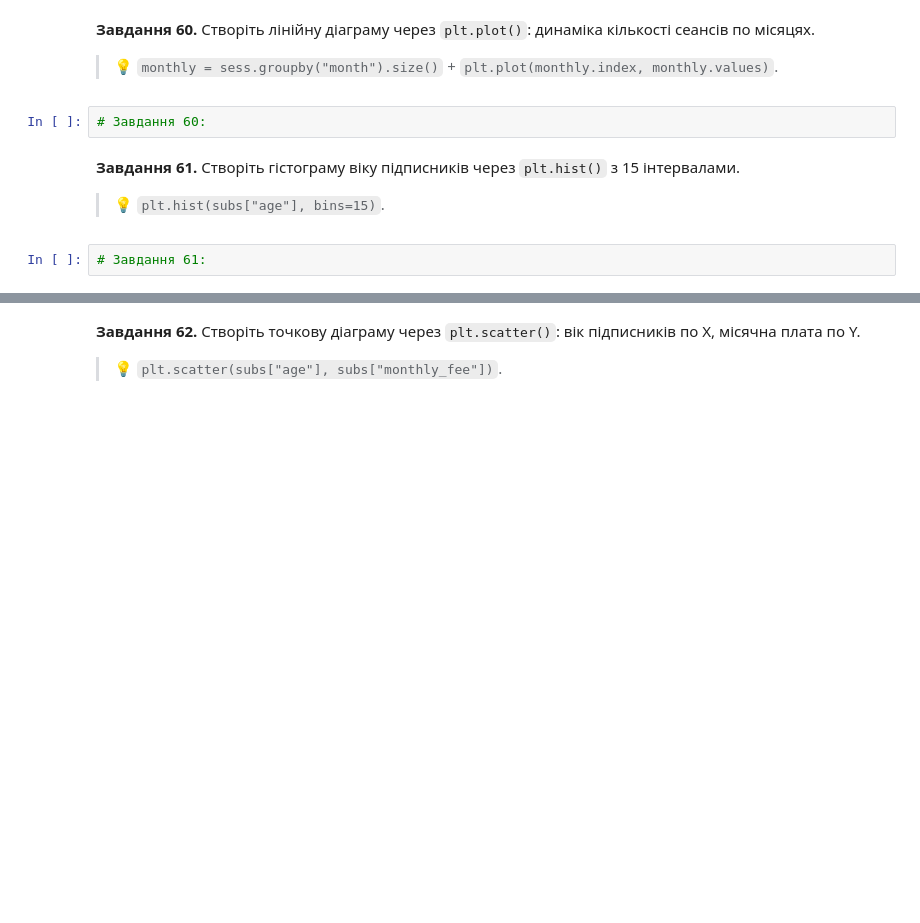
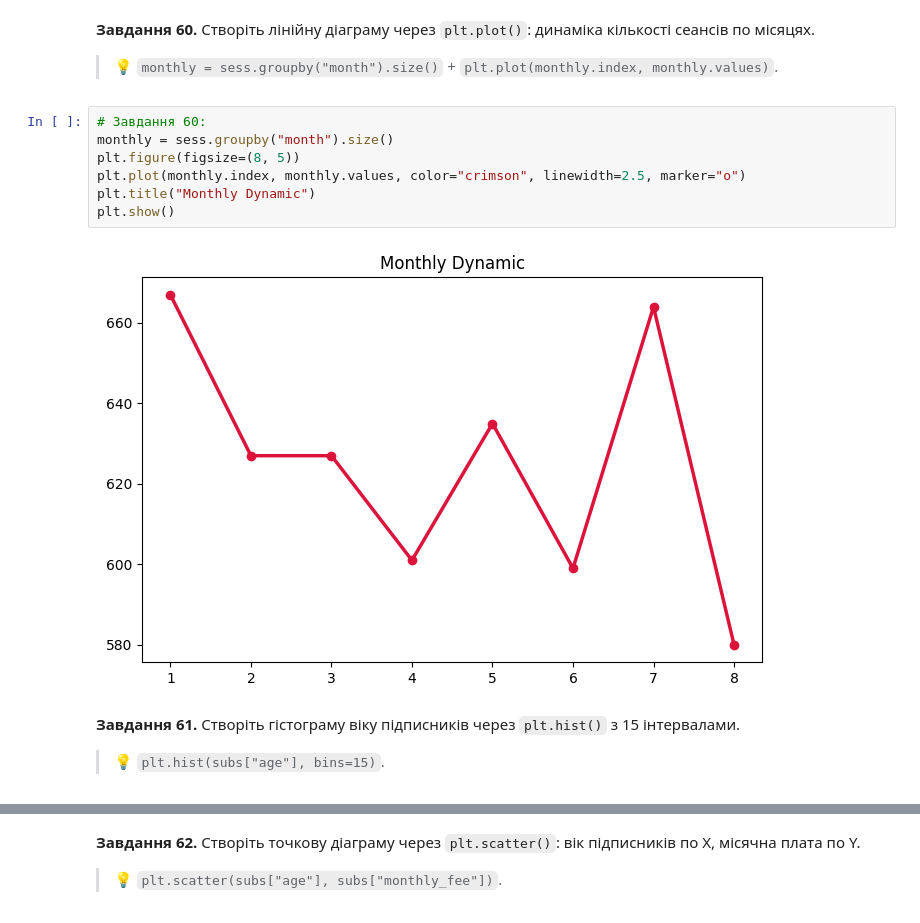
Before and after one commit to NatalieAleksandrova2026/DTA_2026, a Jupyter notebook: Homework/pandas_viz_practice.ipynb, the cells around one changed output, grey strips where cells are left out. Cells and saved outputs as stored; diff of their text form; blank space fills up the shorter version.

```diff
--- a/Homework/pandas_viz_practice.ipynb
+++ b/Homework/pandas_viz_practice.ipynb
@@ -1160,11 +1160,16 @@ plt.show()
 **Завдання 60.** Створіть лінійну діаграму через `plt.plot()`: динаміка кількості сеансів по місяцях.
 
 > 💡 `monthly = sess.groupby("month").size()` + `plt.plot(monthly.index, monthly.values)`.
-# %%
-# Завдання 60:
+# %%
+# Завдання 60:
+monthly = sess.groupby("month").size()
+plt.figure(figsize=(8, 5))
+plt.plot(monthly.index, monthly.values, color="crimson", linewidth=2.5, marker="o")
+plt.title("Monthly Dynamic")
+plt.show()
+# %% [output]
+[figure, added]
 # %% [markdown]
 **Завдання 61.** Створіть гістограму віку підписників через `plt.hist()` з 15 інтервалами.
 
 > 💡 `plt.hist(subs["age"], bins=15)`.
-# %%
-# Завдання 61:
```
Also changed, not shown: parts of 10 cells of this notebook.
